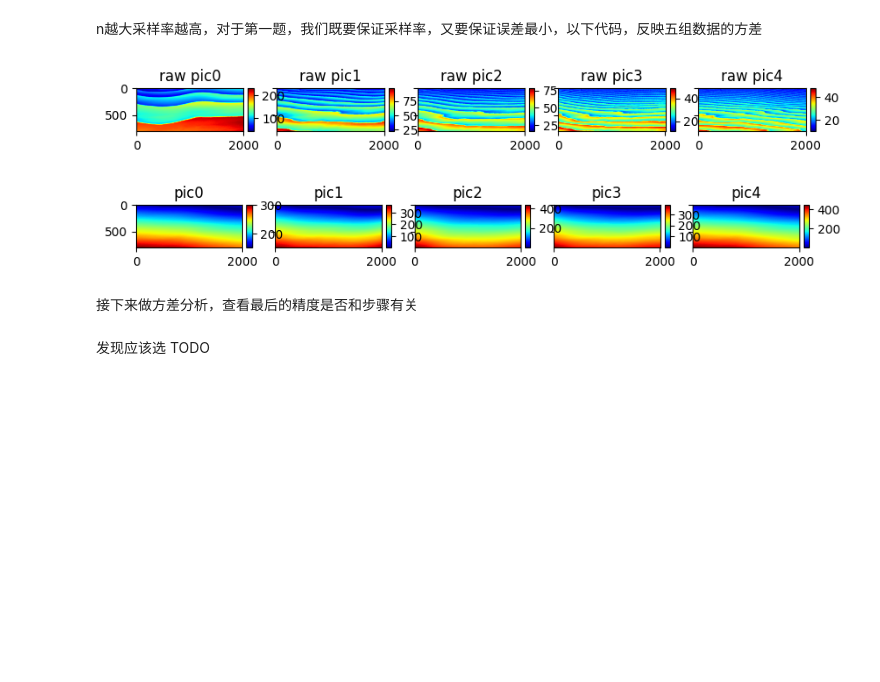
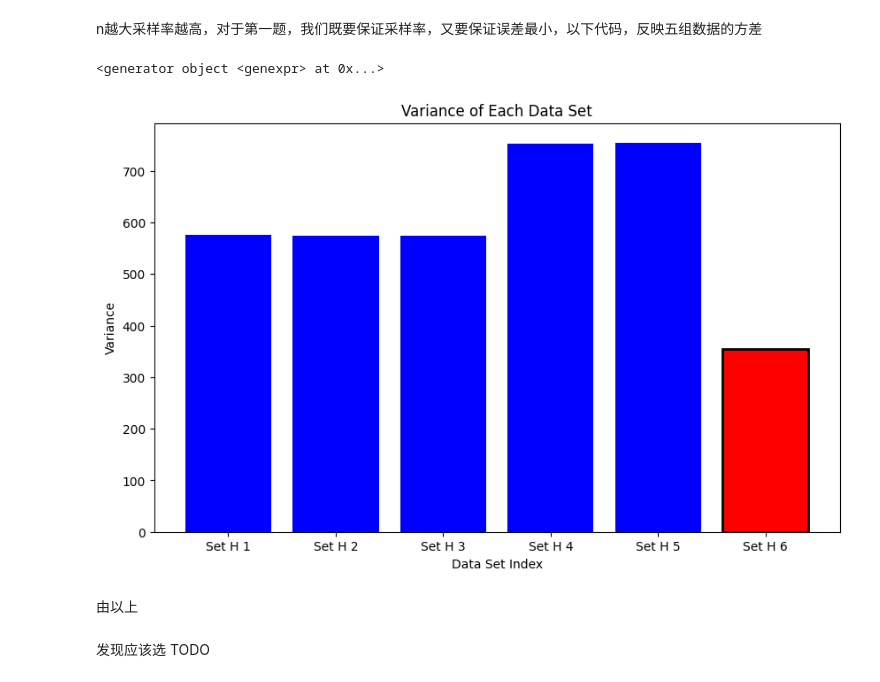
Before and after one commit to BlingCc233/project_A, a Jupyter notebook: nostack.ipynb, the cells around one changed output. Drawn from its saved outputs; the diff is of its cells as text; code cells hidden in the pictures; blank space fills up the shorter version.

```diff
--- a/nostack.ipynb
+++ b/nostack.ipynb
@@ -721,14 +721,47 @@ plt.show()
 n越大采样率越高，对于第一题，我们既要保证采样率，又要保证误差最小，以下代码，反映五组数据的方差
 # %%
 vars = []
-print(np.var())
+vars_for_dis = []
+
+h = np.zeros((num_rows, num_cols))
 for i in range(5):
-    i += 1
+    phi = unwrap_phase(Y_pred[i])
+    h = -1 * phi / df_k[i]
+    while np.min(h) < 150 or np.max(h) > 300:
+        phi += 2 * np.pi
+        h = -1 * phi / df_k[i]
+        if np.min(h) >= 150 and np.max(h) <= 300:
+            vars.append(np.array(h).flatten())
+
+for i in range(5):
+    vars_for_dis.append(np.var(vars[i], ddof=1))
+
+vars_for_dis.append(np.var(final.flatten(), ddof=1))
+
+print(vars_for_dis[i] for i in range(6))
+
+# 创建直方图
+plt.figure(figsize=(10, 6))
+bars = plt.bar(range(len(vars_for_dis)), vars_for_dis, color='b')
+
+# 高亮最后一个数据
+bars[-1].set_color('r')
+bars[-1].set_edgecolor('black')
+bars[-1].set_linewidth(2)
+
+# 添加标签和标题
+plt.xlabel('Data Set Index')
+plt.ylabel('Variance')
+plt.title('Variance of Each Data Set')
+plt.xticks(range(len(vars_for_dis)), [f'Set H {i+1}' for i in range(len(vars_for_dis))])
+
+# 显示图表
+plt.show()
 # %% [output]
+<generator object <genexpr> at 0x...>
-[figure, old version]
+[figure, new version]
-[figure, removed]
 # %% [markdown]
-接下来做方差分析，查看最后的精度是否和步骤有关
+由以上
 # %%
 #TODO
 # %% [markdown]
```
